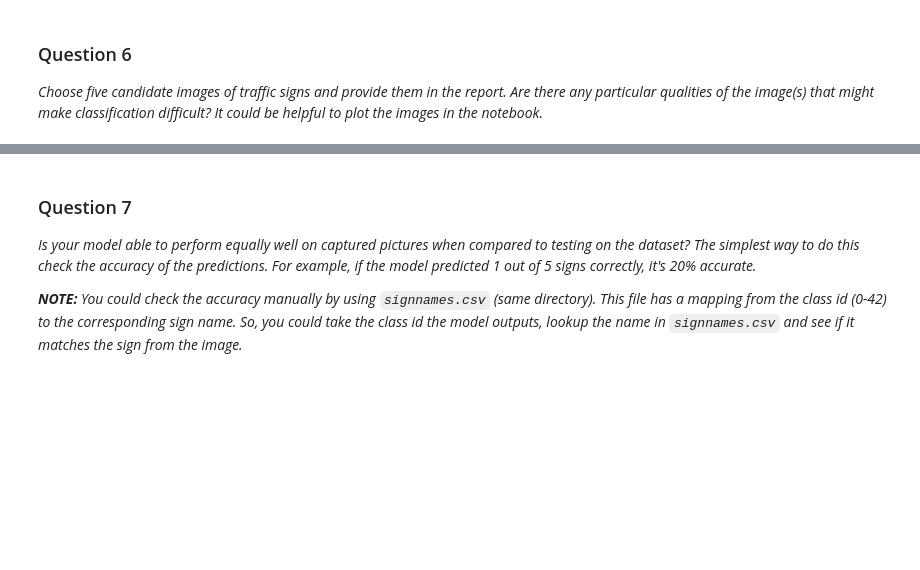
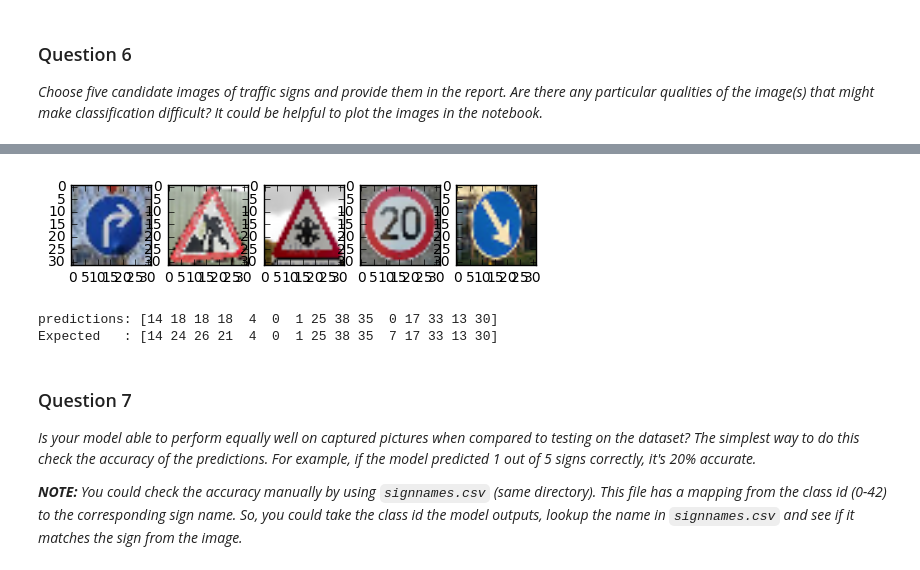
Before and after one commit to sze224/CarND-Traffic-Sign-Classifier-Project, a Jupyter notebook: Traffic_Sign_Classifier.ipynb, the cells around one changed output, grey strips where cells are left out. Cells and saved outputs as stored; diff of their text form; code cells hidden in the pictures; blank space fills up the shorter version.

```diff
--- a/Traffic_Sign_Classifier.ipynb
+++ b/Traffic_Sign_Classifier.ipynb
@@ -520,6 +549,31 @@ _Choose five candidate images of traffic signs and provide them in the report. A
 # %%
 ### Run the predictions here.
 ### Feel free to use as many code cells as needed.
+import numpy as np
+fig = plt.figure()
+img_ind = [12, 7, 14, 5 ,8]
+
+for i in range(5):
+    sp = fig.add_subplot(1,5,i+1)
+    sp.imshow(test_img[img_ind[i]])
+# %% [output]
+[figure, added]
+# %%
+import tensorflow as tf
+
+with tf.Session() as sess:
+    sess.run(tf.global_variables_initializer())
+    saver = tf.train.Saver()
+    saver.restore(sess, 'CNN/')
+    test_img = min_max_scaling(test_img)
+    pred_list = tf.nn.softmax(logits)
+    get_prediction = tf.argmax(logits, 1)
+    soft_max, predictions = sess.run([pred_list, get_prediction], feed_dict={x: test_img, keep_prob: 1})
+    print('predictions:' ,predictions)
+print ('Expected   :' ,test_img_label)
+# %% [output]
+predictions: [14 18 18 18  4  0  1 25 38 35  0 17 33 13 30]
+Expected   : [14 24 26 21  4  0  1 25 38 35  7 17 33 13 30]
 # %% [markdown]
 ### Question 7
 
```
Also changed, not shown: parts of 12 cells of this notebook.
